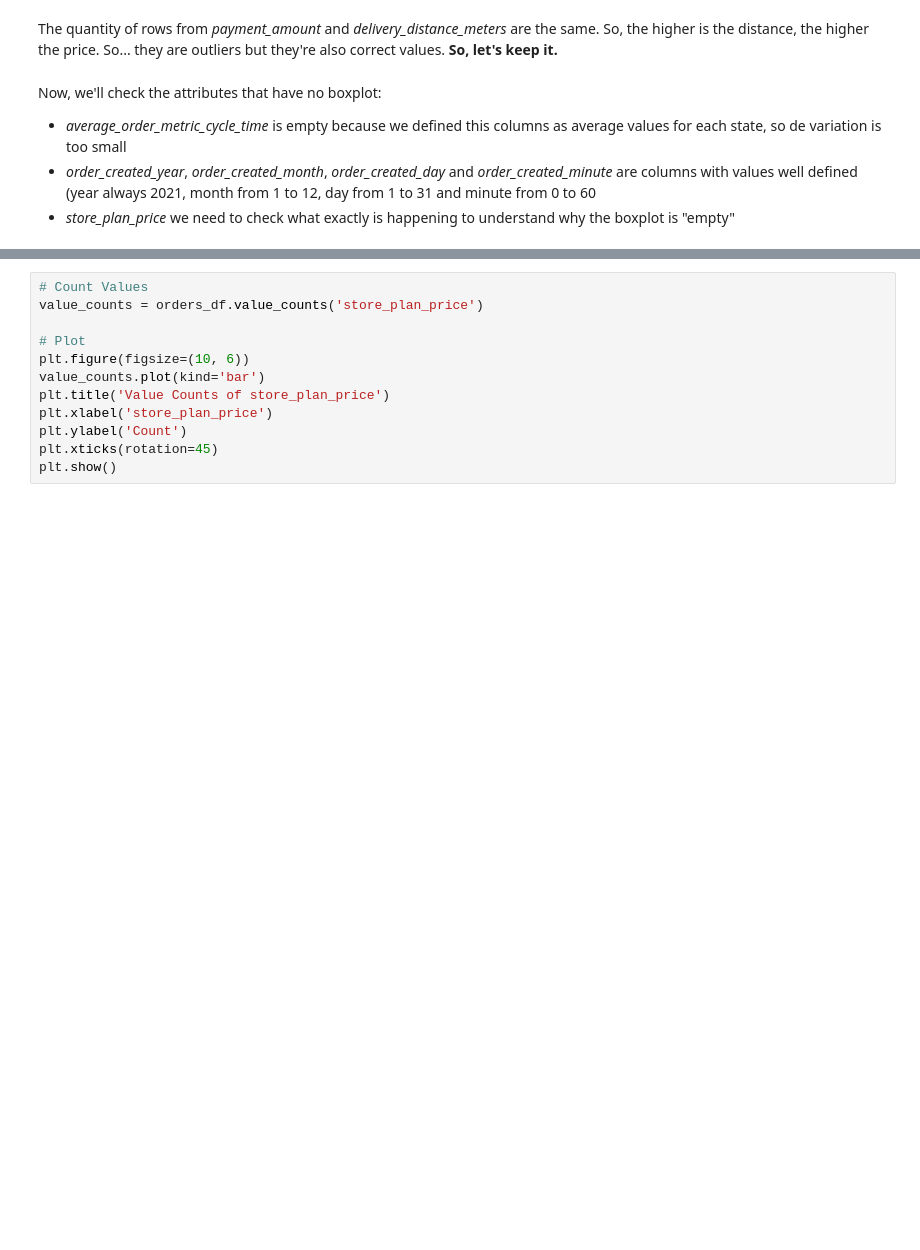
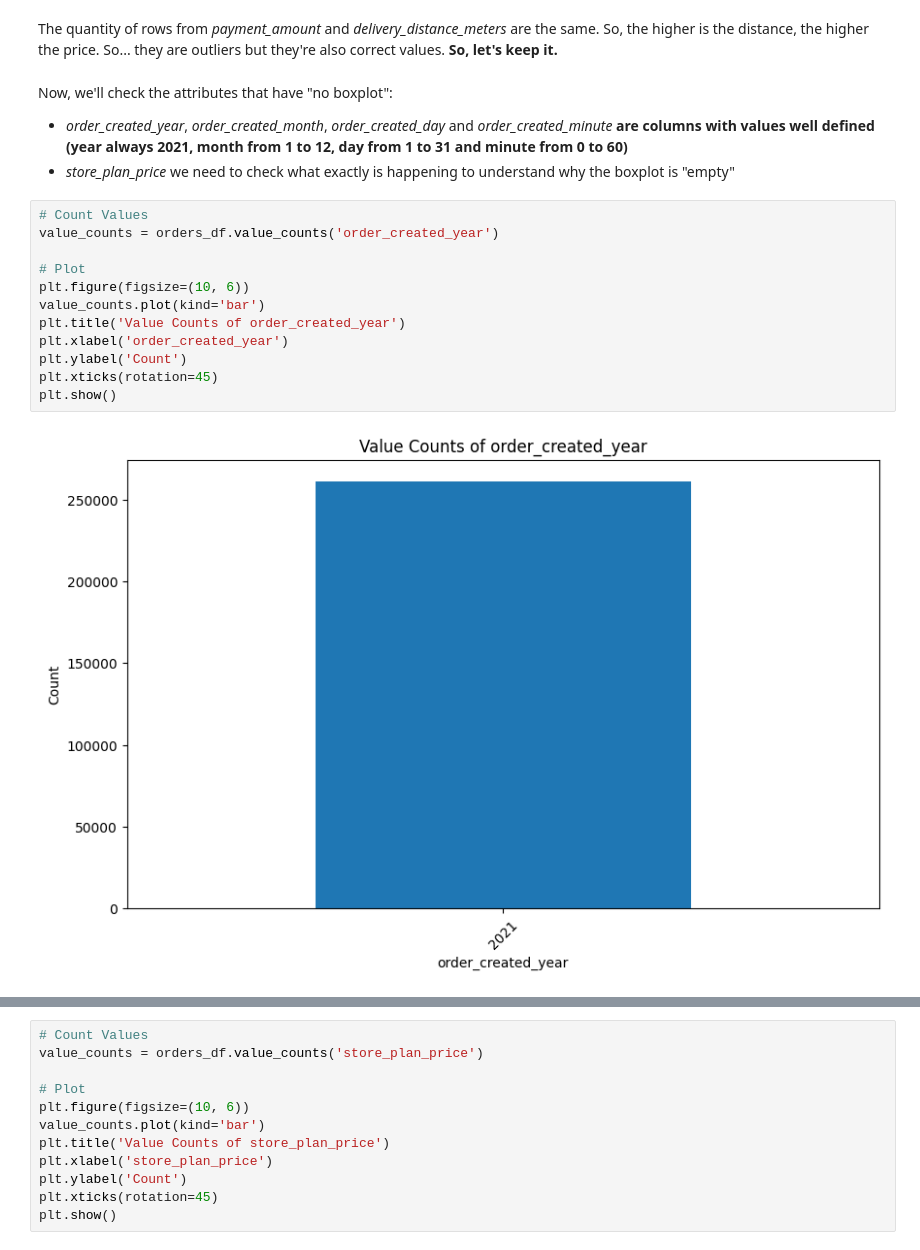
Before and after one commit to bbucalonserra/data_analysis_and_best_practices, a Jupyter notebook: machine_learning_and_analytics.ipynb, the cells around one changed output, grey strips where cells are left out. Drawn from its saved outputs; the diff is of its cells as text; blank space fills up the shorter version.

```diff
--- a/machine_learning_and_analytics.ipynb
+++ b/machine_learning_and_analytics.ipynb
@@ -418,7 +430,20 @@ outliers_sorted_delivery_distance_meters.shape
 # %% [markdown]
 The quantity of rows from *payment_amount* and *delivery_distance_meters* are the same. So, the higher is the distance, the higher the price. So... they are outliers but they're also correct values. **So, let's keep it.**
 # %% [markdown]
-Now, we'll check the attributes that have no boxplot:
-  * *average_order_metric_cycle_time* is empty because we defined this columns as average values for each state, so de variation is too small
-  * *order_created_year*, *order_created_month*, *order_created_day* and *order_created_minute* are columns with values well defined (year always 2021, month from 1 to 12, day from 1 to 31 and minute from 0 to 60
+Now, we'll check the attributes that have "no boxplot":
+  * *order_created_year*, *order_created_month*, *order_created_day* and *order_created_minute* **are columns with values well defined (year always 2021, month from 1 to 12, day from 1 to 31 and minute from 0 to 60)**
   * *store_plan_price* we need to check what exactly is happening to understand why the boxplot is "empty"
+# %%
+# Count Values
+value_counts = orders_df.value_counts('order_created_year')
+
+# Plot
+plt.figure(figsize=(10, 6))
+value_counts.plot(kind='bar')
+plt.title('Value Counts of order_created_year')
+plt.xlabel('order_created_year')
+plt.ylabel('Count')
+plt.xticks(rotation=45)
+plt.show()
+# %% [output]
+[figure, added]
```
Also changed, not shown: parts of 84 cells of this notebook.
